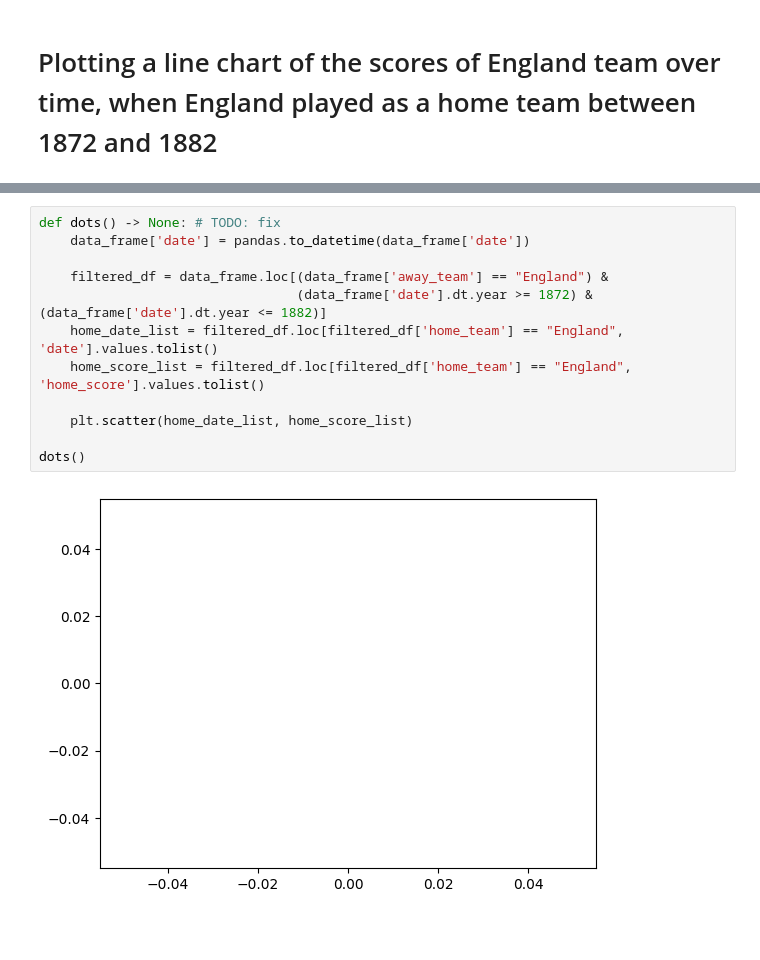
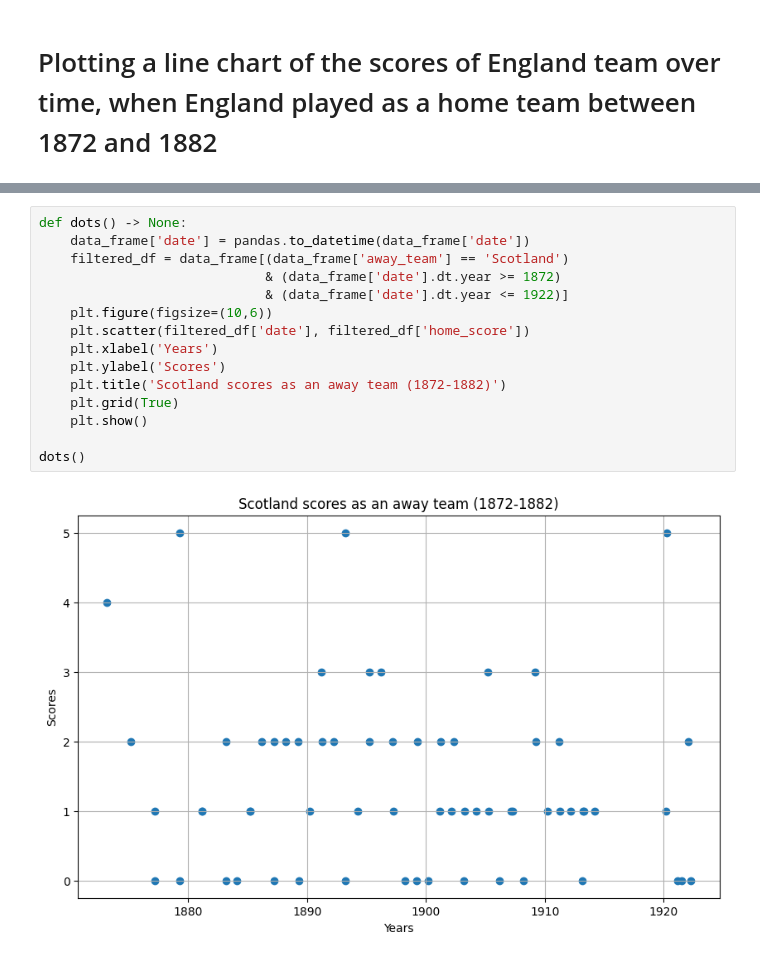
Before and after one commit to GrindelfP/matplotlib-example, a Jupyter notebook: plotting.ipynb, the cells around one changed output, grey strips where cells are left out. Saved outputs shown, nothing was run; the diff lists cells and outputs as text; blank space fills up the shorter version.

```diff
--- a/plotting.ipynb
+++ b/plotting.ipynb
@@ -23,14 +28,17 @@ line()
 # %%
-def dots() -> None: # TODO: fix
+def dots() -> None:
     data_frame['date'] = pandas.to_datetime(data_frame['date'])
-
-    filtered_df = data_frame.loc[(data_frame['away_team'] == "England") &
-                                 (data_frame['date'].dt.year >= 1872) & (data_frame['date'].dt.year <= 1882)]
-    home_date_list = filtered_df.loc[filtered_df['home_team'] == "England", 'date'].values.tolist()
-    home_score_list = filtered_df.loc[filtered_df['home_team'] == "England", 'home_score'].values.tolist()
-
-    plt.scatter(home_date_list, home_score_list)
+    filtered_df = data_frame[(data_frame['away_team'] == 'Scotland')
+                             & (data_frame['date'].dt.year >= 1872)
+                             & (data_frame['date'].dt.year <= 1922)]
+    plt.figure(figsize=(10,6))
+    plt.scatter(filtered_df['date'], filtered_df['home_score'])
+    plt.xlabel('Years')
+    plt.ylabel('Scores')
+    plt.title('Scotland scores as an away team (1872-1882)')
+    plt.grid(True)
+    plt.show()
 
 dots()
 # %% [output]
-[figure, old version]
+[figure, new version]
```
Also changed, not shown: parts of 7 cells of this notebook.
